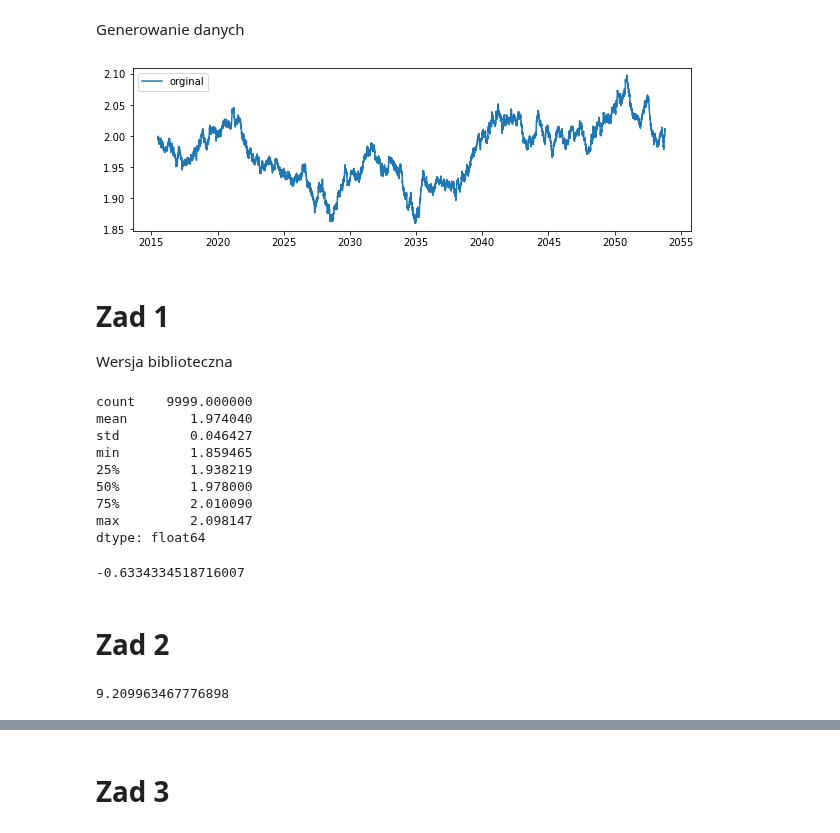
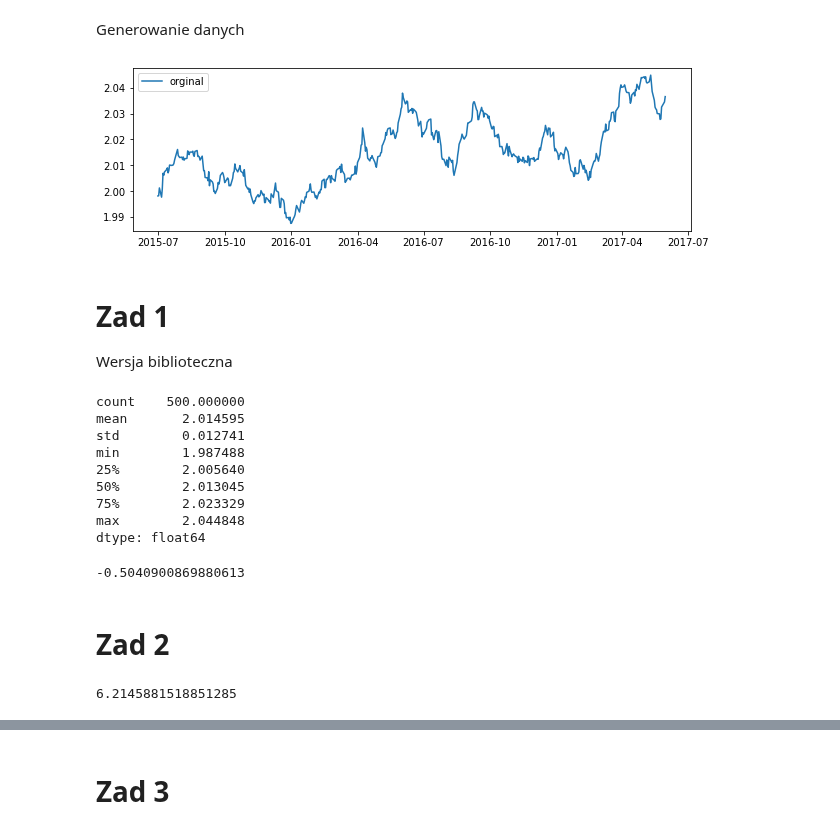
Before and after one commit to 11jolek11/BigData, a Jupyter notebook: List4.ipynb, the cells around one changed output, grey strips where cells are left out. Drawn from its saved outputs; the diff is of its cells as text; code cells hidden in the pictures.

```diff
--- a/List4.ipynb
+++ b/List4.ipynb
@@ -18,51 +18,51 @@ from sklearn.preprocessing import MinMaxScaler, StandardScaler, normalize, Norma
 # %% [markdown]
 Generowanie danych
 # %%
-N = 9999
+N = 500
 scalar = 10
 
 t = pd.date_range('2015-07-01', periods=N, freq=BDay())
 
 random_changes = 1. + np.random.randn(N) / 1000.
 raw_x = np.cumprod(random_changes)*2  # create a random walk from random changes
 x = pd.Series(raw_x, index=t)
 
 # pp = hurst.compute_Hc(x, kind='price', simplified=True)
 
 plt.figure(figsize=(10,3))
 plt.plot(t, x, label='orginal')
 plt.legend()
 plt.show()
 
 # print(pp[0])
 # %% [output]
-[figure, old version]
+[figure, new version]
 # %% [markdown]
 # Zad 1
 Wersja biblioteczna
 # %%
 x.describe()
 # %% [output]
-count    9999.000000
-mean        1.974040
-std         0.046427
-min         1.859465
-25%         1.938219
-50%         1.978000
-75%         2.010090
-max         2.098147
+count    500.000000
+mean       2.014595
+std        0.012741
+min        1.987488
+25%        2.005640
+50%        2.013045
+75%        2.023329
+max        2.044848
 dtype: float64
 # %%
 print(kurtosis(x))
 # %% [output]
--0.6334334518716007
+-0.5040900869880613
 # %% [markdown]
 # Zad 2
 # %%
 E = entropy(x)
 print(E)
 # %% [output]
-9.209963467776898
+6.2145881518851285
 # %%
 plt.figure(figsize=(10,3))
 plt.plot(t, x, label='orginal')
```
Also changed, not shown: parts of 22 cells of this notebook.
